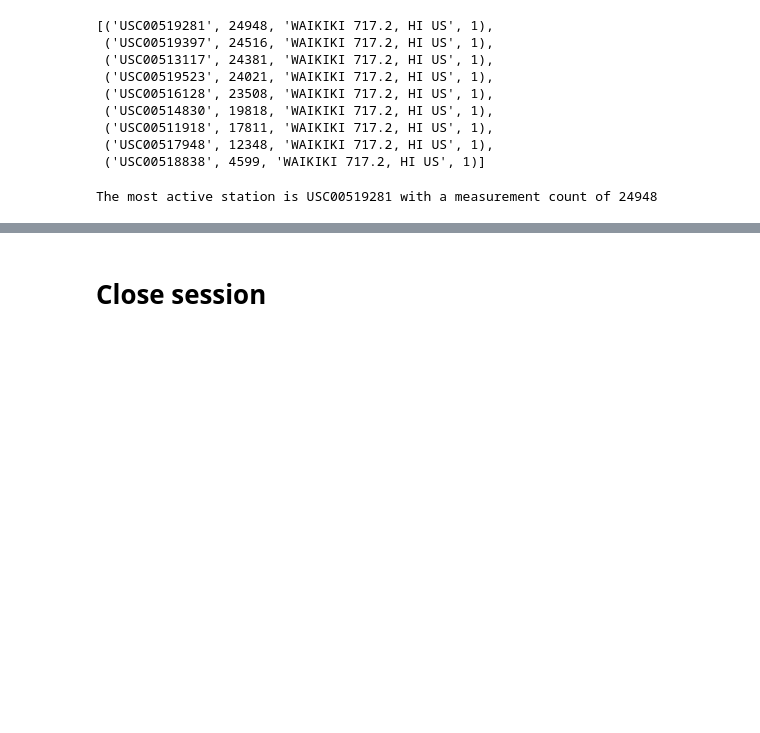
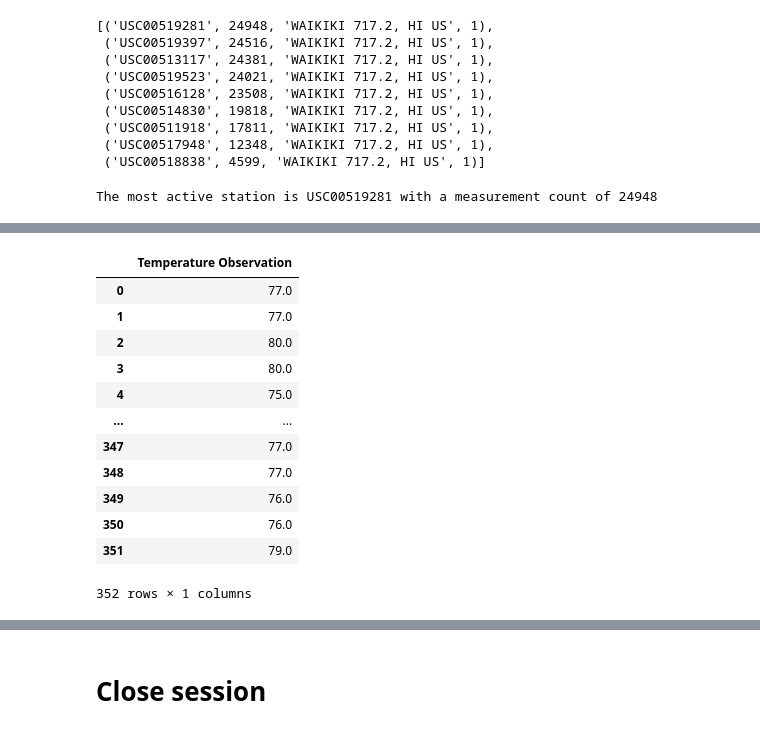
Before and after one commit to sharonpete/sqlalchemy-challenge, a Jupyter notebook: climate_starter.ipynb, the cells around one changed output, grey strips where cells are left out. Drawn from its saved outputs; the diff is of its cells as text; code cells hidden in the pictures; blank space fills up the shorter version.

Commit message:
High, low, avg temps for most active station.  Histogram started.

```diff
--- a/climate_starter.ipynb
+++ b/climate_starter.ipynb
@@ -219,7 +225,8 @@ print(round(results[0][0],6))
 # %%
 # Using the most active station id
 # Query the last 12 months of temperature observation data for this station and plot the results as a histogram
-results = session.query(Measurement.date, Measurement.tobs).filter(Measurement.station == 'USC00516128').\
-            filter(Measurement.date > '2016-08-23').order_by(Measurement.date.desc()).\
-            filter(Measurement.tobs != 'None').all()
-results
+tobs_data = session.query(measurement.tobs).\
+        filter((measurement.station == activest_station) \
+        & (measurement.date <= most_recent_date) \
+        & (measurement.date >= analysis_start_date)).all()
+tobs_data
@@ -229,0 +251,20 @@ active_df
+# %%
+# Save query results as Pandas DataFrame
+most_active_tobs_df = pd.DataFrame(tobs_data)
+most_active_tobs_df = most_active_tobs_df.rename(columns={'tobs': 'Temperature Observation'})
+
+most_active_tobs_df
+# %% [output]
+|  | Temperature Observation |
+| 0 | 77.0 |
+| 1 | 77.0 |
+| 2 | 80.0 |
+| 3 | 80.0 |
+| 4 | 75.0 |
+| ... | ... |
+| 347 | 77.0 |
+| 348 | 77.0 |
+| 349 | 76.0 |
+| 350 | 76.0 |
+| 351 | 79.0 |
+352 rows × 1 columns
```
Also changed, not shown: parts of 6 cells of this notebook.
